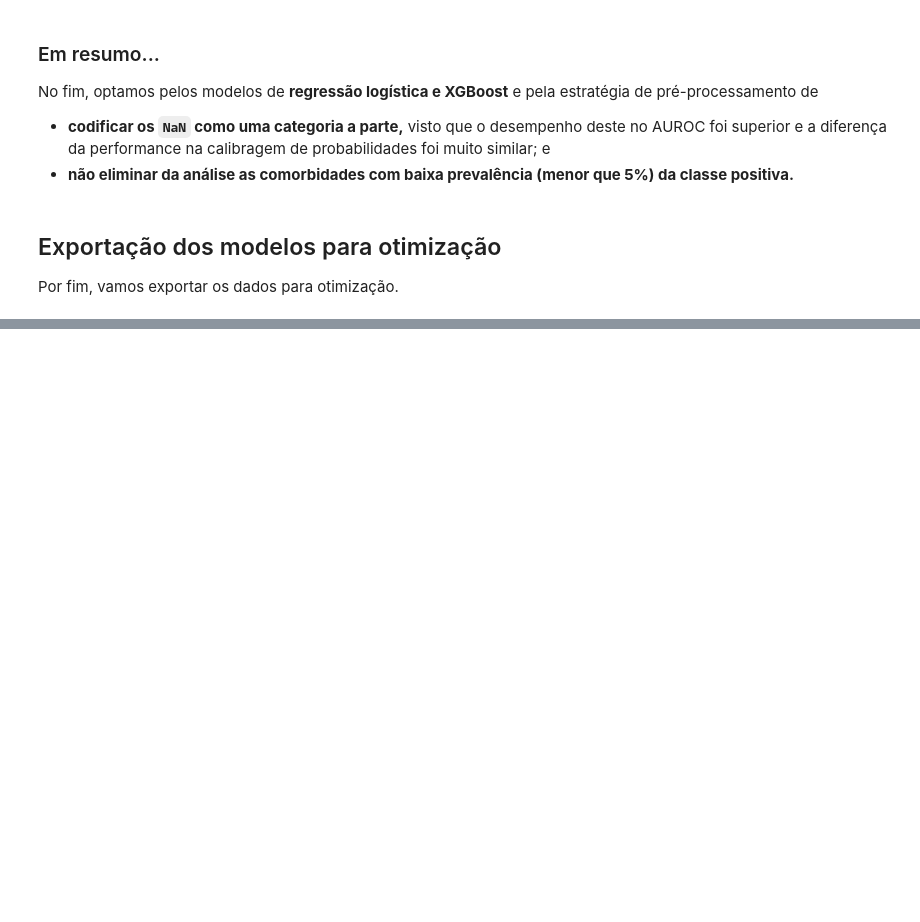
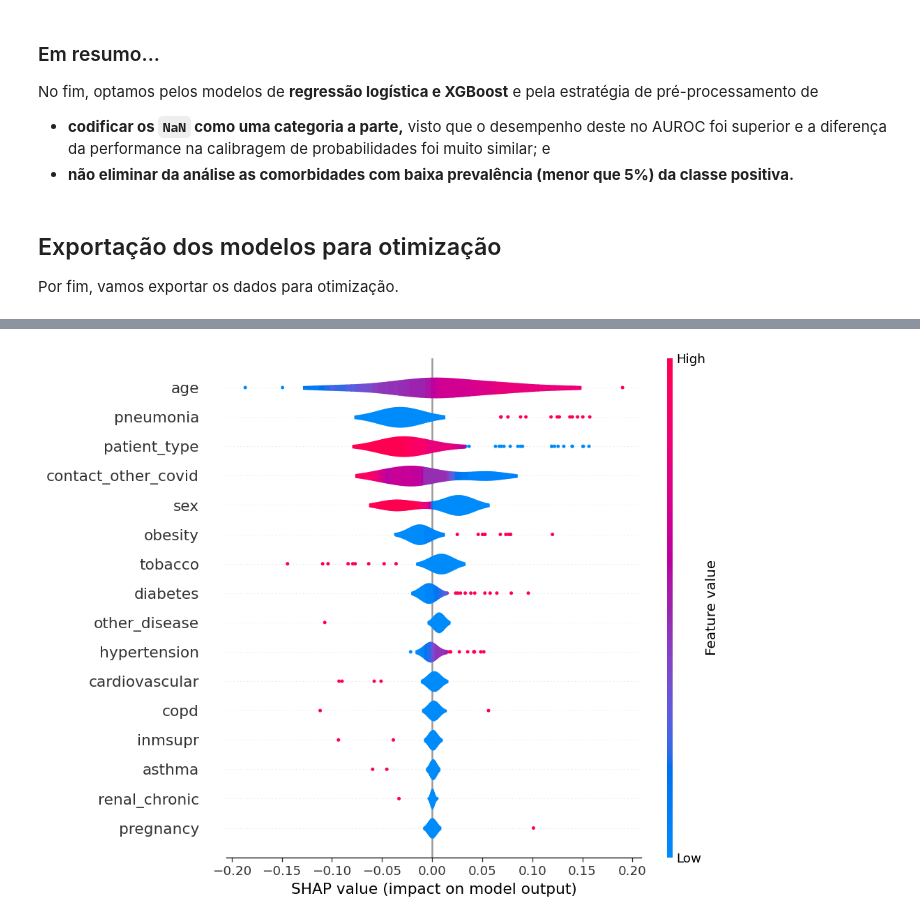
Before and after one commit to flimao/modelos-covid, a Jupyter notebook: notebooks_exploration/3-modelagem.ipynb, the cells around one changed output, grey strips where cells are left out. Cells and saved outputs as stored; diff of their text form; code cells hidden in the pictures; blank space fills up the shorter version.

```diff
--- a/notebooks_exploration/3-modelagem.ipynb
+++ b/notebooks_exploration/3-modelagem.ipynb
@@ -606,0 +645,4 @@ model_export['base'] = bases[preproc]
+# %%
+shap.summary_plot(shap_values[1], X_test_downsampled, plot_type = 'violin')
+# %% [output]
+[figure, added]
```
Also changed, not shown: parts of 15 cells of this notebook.
